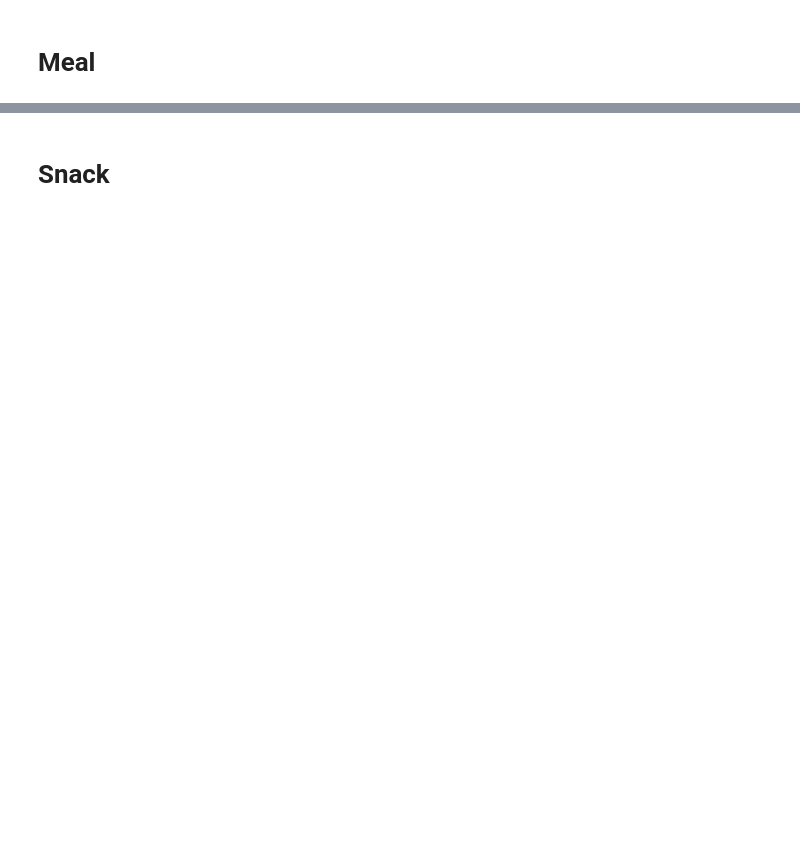
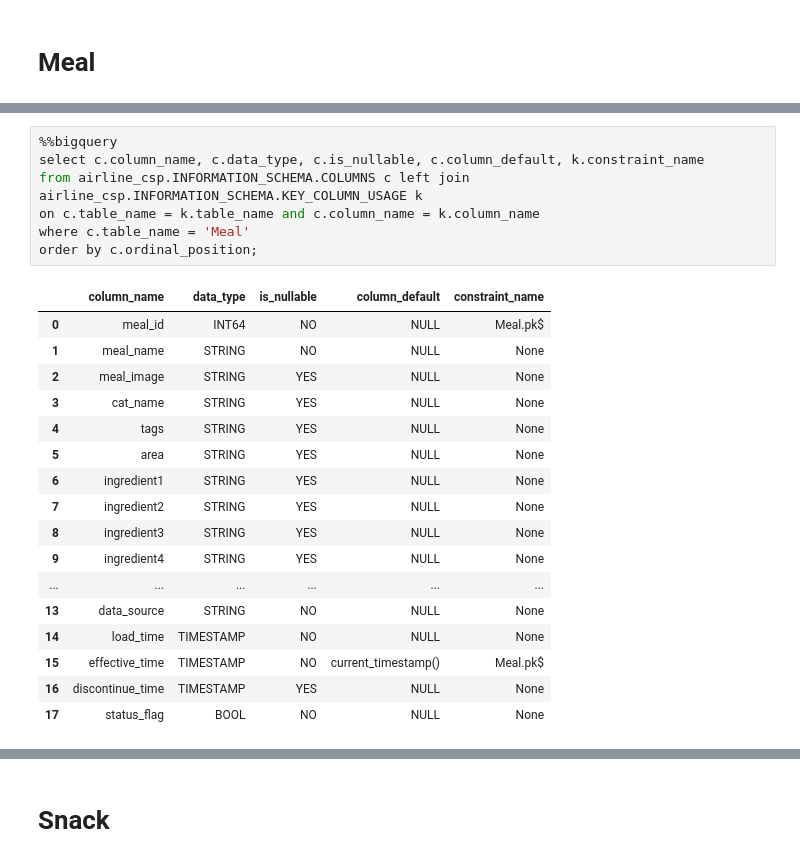
Before and after one commit to cs329e-spring2024/snippets, a Jupyter notebook: p4-csp-layer.ipynb, the cells around one changed output, grey strips where cells are left out. Drawn from its saved outputs; the diff is of its cells as text; blank space fills up the shorter version.

```diff
--- a/p4-csp-layer.ipynb
+++ b/p4-csp-layer.ipynb
@@ -181,5 +365,30 @@ create or replace table airline_csp.Meal
 # %% [output]
 |  |
+# %%
+%%bigquery
+select c.column_name, c.data_type, c.is_nullable, c.column_default, k.constraint_name
+from airline_csp.INFORMATION_SCHEMA.COLUMNS c left join airline_csp.INFORMATION_SCHEMA.KEY_COLUMN_USAGE k
+on c.table_name = k.table_name and c.column_name = k.column_name
+where c.table_name = 'Meal'
+order by c.ordinal_position;
+# %% [output]
+|  | column_name | data_type | is_nullable | column_default | constraint_name |
+| 0 | meal_id | INT64 | NO | NULL | Meal.pk$ |
+| 1 | meal_name | STRING | NO | NULL | None |
+| 2 | meal_image | STRING | YES | NULL | None |
+| 3 | cat_name | STRING | YES | NULL | None |
+| 4 | tags | STRING | YES | NULL | None |
+| 5 | area | STRING | YES | NULL | None |
+| 6 | ingredient1 | STRING | YES | NULL | None |
+| 7 | ingredient2 | STRING | YES | NULL | None |
+| 8 | ingredient3 | STRING | YES | NULL | None |
+| 9 | ingredient4 | STRING | YES | NULL | None |
+| ... | ... | ... | ... | ... | ... |
+| 13 | data_source | STRING | NO | NULL | None |
+| 14 | load_time | TIMESTAMP | NO | NULL | None |
+| 15 | effective_time | TIMESTAMP | NO | current_timestamp() | Meal.pk$ |
+| 16 | discontinue_time | TIMESTAMP | YES | NULL | None |
+| 17 | status_flag | BOOL | NO | NULL | None |
 # %%
 %%bigquery
 select * from airline_csp.Meal
```
Also changed, not shown: parts of 33 cells of this notebook.
